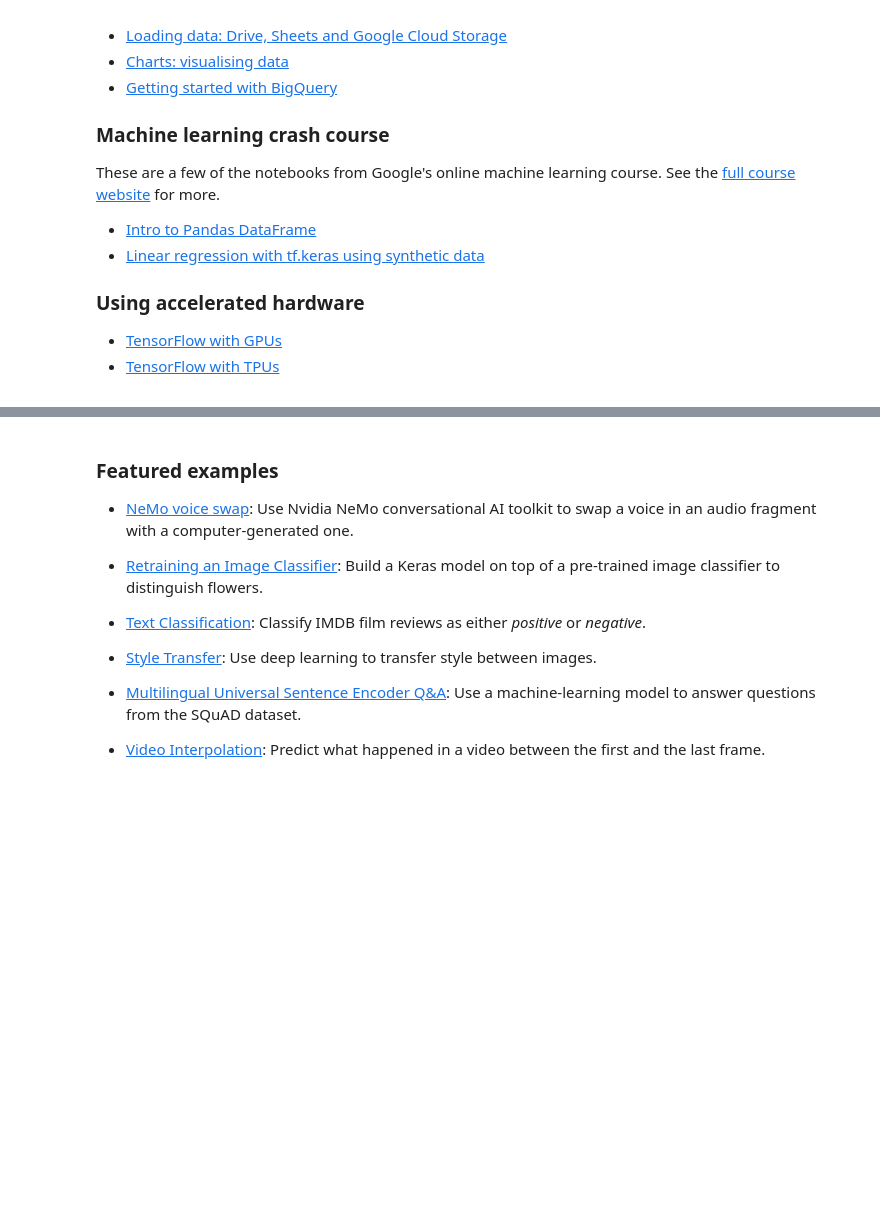
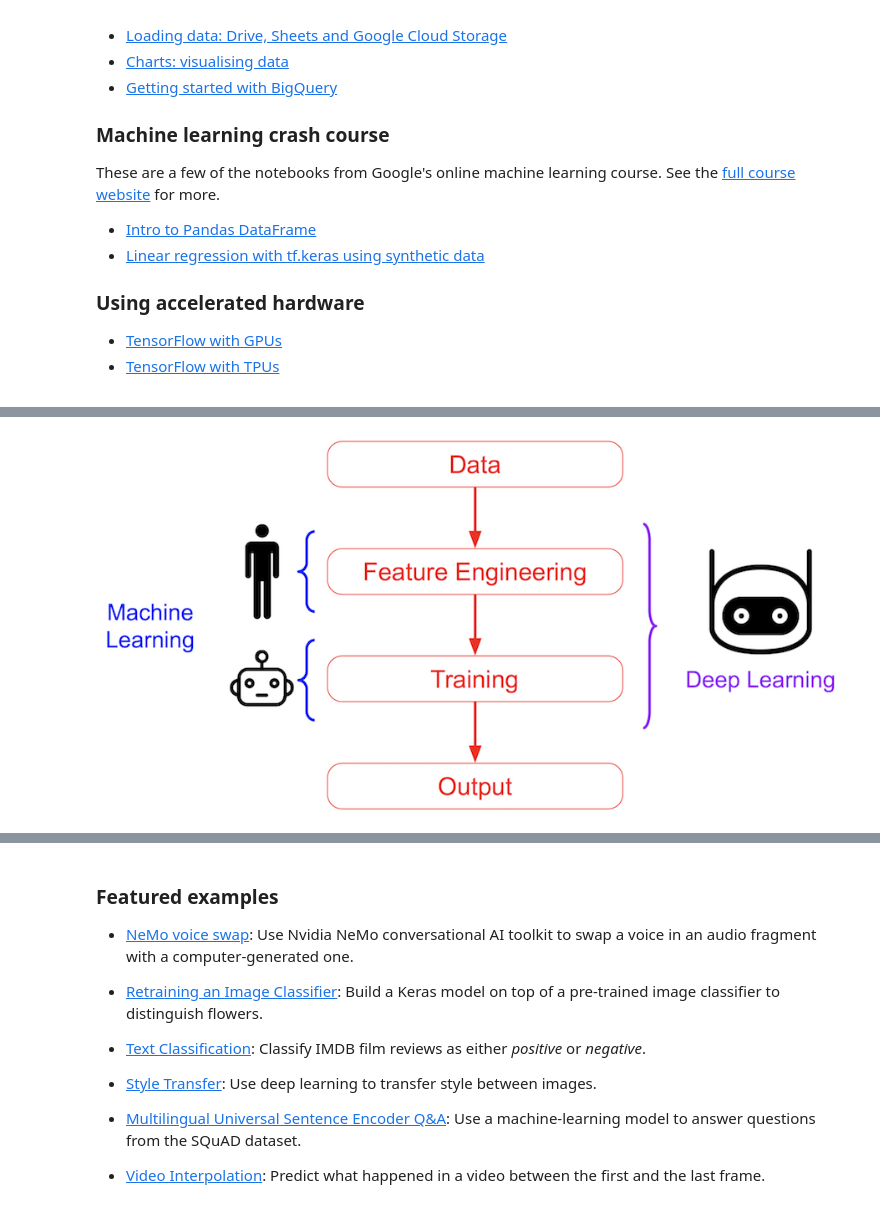
Before and after one commit to budsains/materi, a Jupyter notebook: material_book.ipynb, the cells around one changed output, grey strips where cells are left out. Drawn from its saved outputs; the diff is of its cells as text; code cells hidden in the pictures; blank space fills up the shorter version.

```diff
--- a/material_book.ipynb
+++ b/material_book.ipynb
@@ -131,0 +279,4 @@ These are a few of the notebooks from Google's online machine learning course. S
+# %%
+illustration.deep_learning
+# %% [output]
+[figure, added]
```
Also changed, not shown: parts of 32 cells of this notebook.
